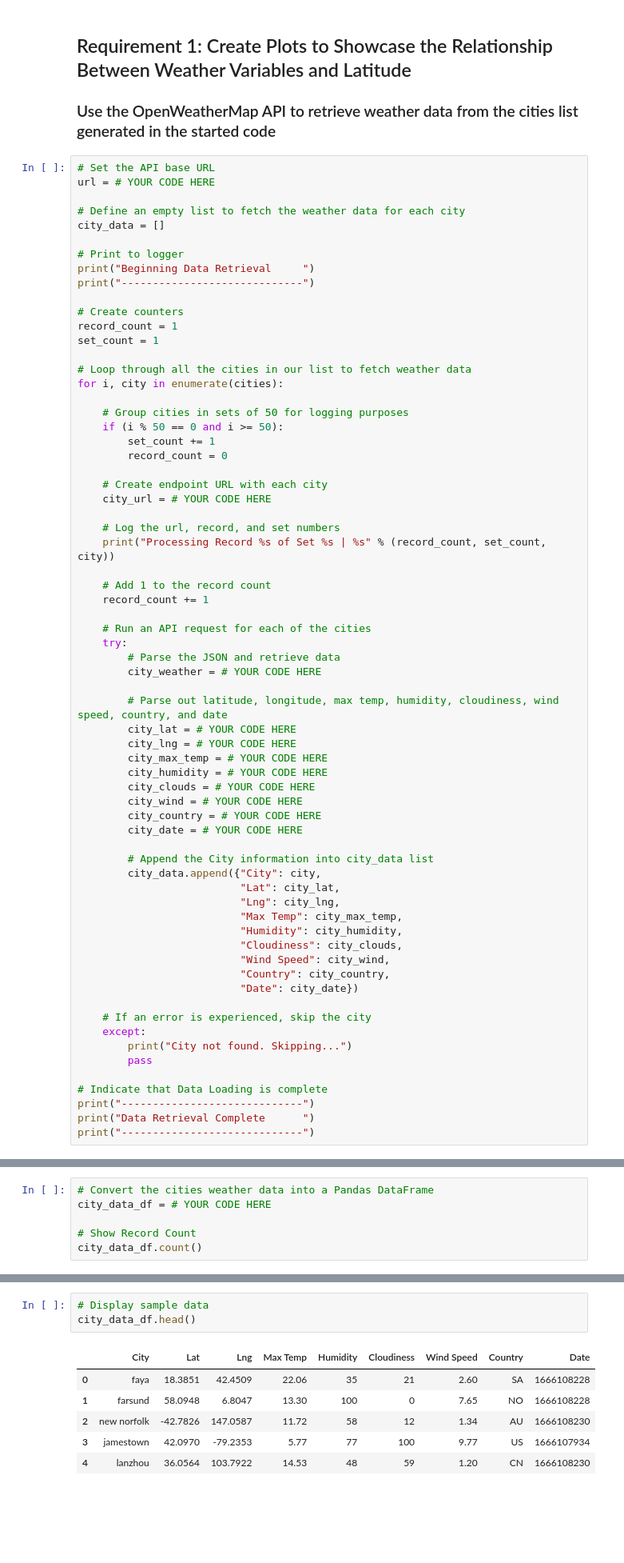
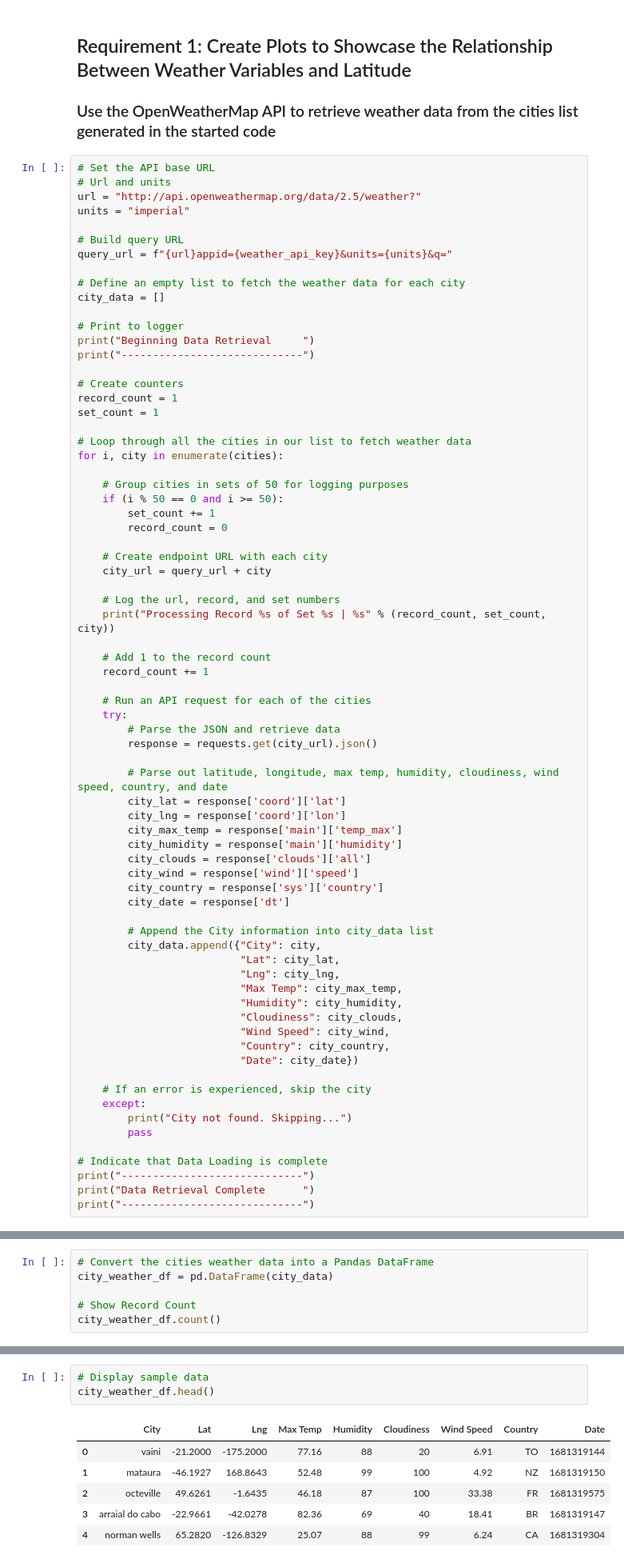
Before and after one commit to alejfxguti/python-api-challenge, a Jupyter notebook: WeatherPy.ipynb, the cells around one changed output, grey strips where cells are left out. Shown: that part at 80% size. Drawn from its saved outputs; the diff is of its cells as text; blank space fills up the shorter version.

Commit message:
Final Weather & Vacation Py notebooks and figures

```diff
--- a/WeatherPy.ipynb
+++ b/WeatherPy.ipynb
@@ -56,7 +62,12 @@ Number of cities in the list: 623
 ### Use the OpenWeatherMap API to retrieve weather data from the cities list generated in the started code
 # %%
 # Set the API base URL
-url = # YOUR CODE HERE
+# Url and units
+url = "http://api.openweathermap.org/data/2.5/weather?"
+units = "imperial"
+
+# Build query URL
+query_url = f"{url}appid={weather_api_key}&units={units}&q="
 
 # Define an empty list to fetch the weather data for each city
 city_data = []
@@ -78,7 +89,7 @@ for i, city in enumerate(cities):
         record_count = 0
 
     # Create endpoint URL with each city
-    city_url = # YOUR CODE HERE
+    city_url = query_url + city
 
     # Log the url, record, and set numbers
     print("Processing Record %s of Set %s | %s" % (record_count, set_count, city))
@@ -89,17 +100,17 @@ for i, city in enumerate(cities):
     # Run an API request for each of the cities
     try:
         # Parse the JSON and retrieve data
-        city_weather = # YOUR CODE HERE
+        response = requests.get(city_url).json()
 
         # Parse out latitude, longitude, max temp, humidity, cloudiness, wind speed, country, and date
-        city_lat = # YOUR CODE HERE
-        city_lng = # YOUR CODE HERE
-        city_max_temp = # YOUR CODE HERE
-        city_humidity = # YOUR CODE HERE
-        city_clouds = # YOUR CODE HERE
-        city_wind = # YOUR CODE HERE
-        city_country = # YOUR CODE HERE
-        city_date = # YOUR CODE HERE
+        city_lat = response['coord']['lat']
+        city_lng = response['coord']['lon']
+        city_max_temp = response['main']['temp_max']
+        city_humidity = response['main']['humidity']
+        city_clouds = response['clouds']['all']
+        city_wind = response['wind']['speed']
+        city_country = response['sys']['country']
+        city_date = response['dt']
 
         # Append the City information into city_data list
         city_data.append({"City": city,
@@ -141,8 +152,8 @@ Data Retrieval Complete
 -----------------------------
 # %%
 # Convert the cities weather data into a Pandas DataFrame
-city_data_df = # YOUR CODE HERE
+city_weather_df = pd.DataFrame(city_data)
 
 # Show Record Count
-city_data_df.count()
+city_weather_df.count()
 # %% [output]
@@ -158,13 +169,13 @@ Date          577
 dtype: int64
 # %%
 # Display sample data
-city_data_df.head()
+city_weather_df.head()
 # %% [output]
 |  | City | Lat | Lng | Max Temp | Humidity | Cloudiness | Wind Speed | Country | Date |
-| 0 | faya | 18.3851 | 42.4509 | 22.06 | 35 | 21 | 2.60 | SA | 1666108228 |
-| 1 | farsund | 58.0948 | 6.8047 | 13.30 | 100 | 0 | 7.65 | NO | 1666108228 |
-| 2 | new norfolk | -42.7826 | 147.0587 | 11.72 | 58 | 12 | 1.34 | AU | 1666108230 |
-| 3 | jamestown | 42.0970 | -79.2353 | 5.77 | 77 | 100 | 9.77 | US | 1666107934 |
-| 4 | lanzhou | 36.0564 | 103.7922 | 14.53 | 48 | 59 | 1.20 | CN | 1666108230 |
+| 0 | vaini | -21.2000 | -175.2000 | 77.16 | 88 | 20 | 6.91 | TO | 1681319144 |
+| 1 | mataura | -46.1927 | 168.8643 | 52.48 | 99 | 100 | 4.92 | NZ | 1681319150 |
+| 2 | octeville | 49.6261 | -1.6435 | 46.18 | 87 | 100 | 33.38 | FR | 1681319575 |
+| 3 | arraial do cabo | -22.9661 | -42.0278 | 82.36 | 69 | 40 | 18.41 | BR | 1681319147 |
+| 4 | norman wells | 65.2820 | -126.8329 | 25.07 | 88 | 99 | 6.24 | CA | 1681319304 |
 # %%
 # Export the City_Data into a csv
```
Also changed, not shown: parts of 42 cells of this notebook, 8 other files.
